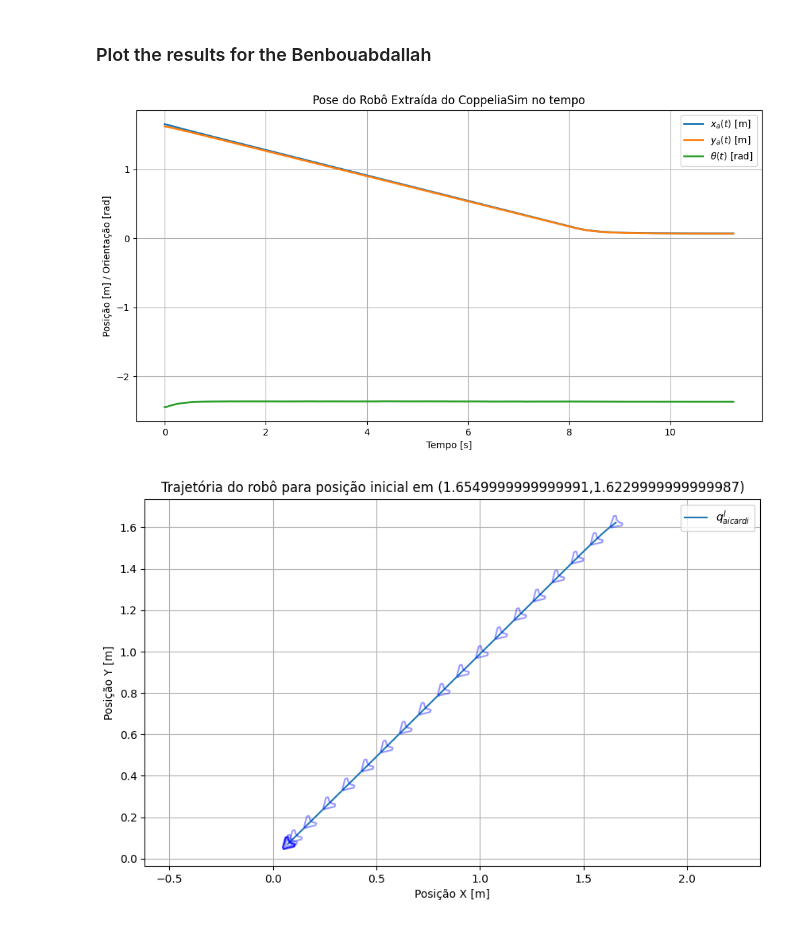
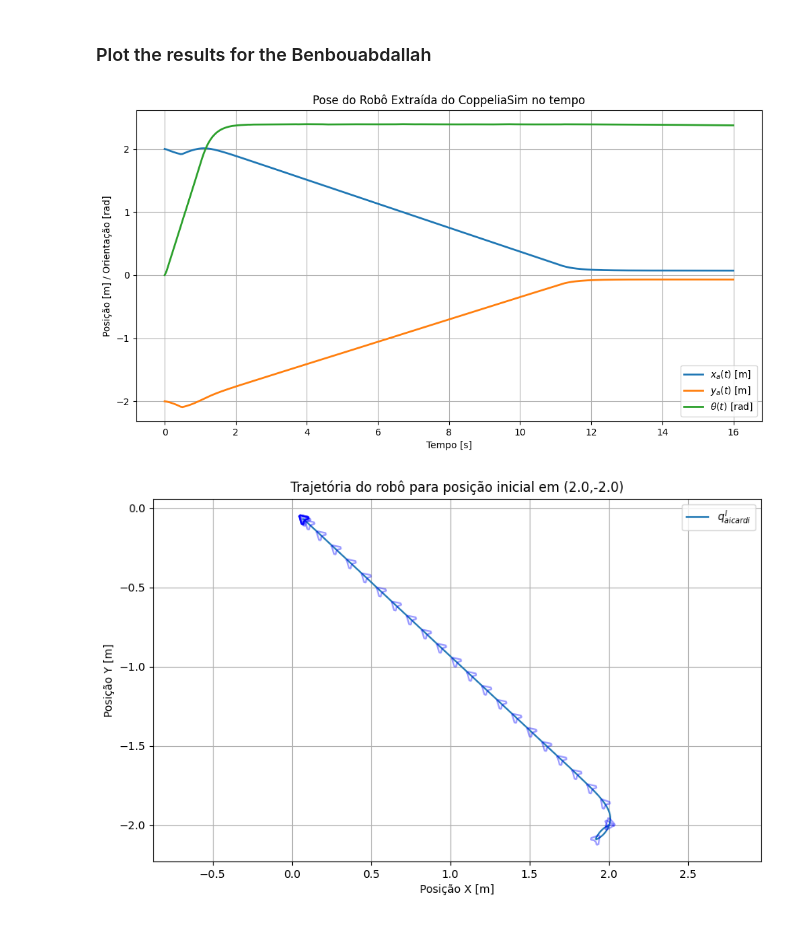
Before and after one commit to MateusPincho/intelligentAutomation, a Jupyter notebook: 02_pose-estabilization/pose_estabilization.ipynb, the cells around one changed output. Drawn from its saved outputs; the diff is of its cells as text; code cells hidden in the pictures.

```diff
--- a/02_pose-estabilization/pose_estabilization.ipynb
+++ b/02_pose-estabilization/pose_estabilization.ipynb
@@ -5,6 +5,8 @@
 - A chegada na equação de Lyapunov
 # %% [markdown]
 ## Configuring the environment
+# %%
+i = 4
 # %%
 import numpy as np
 import math
@@ -172,7 +251,7 @@ def normalize_angle(angle):
 sim.startSimulation()
 
 # Control gains
-gamma = 1/3
+gamma = 1
 h = 1/9
 k = 1/2
 
@@ -228,8 +307,6 @@ while True:
     sim.setJointTargetVelocity(leftMotor, w_left)
     sim.setJointTargetVelocity(rightMotor, w_right)
 
-    print(f"Erro: {e} | Alpha: {alpha} | Theta: {theta_aicardi}")
-    print(f"v: {v}, omega: {omega}\n")
     # Step the simulation
     sim.step()
 # %% [output]
@@ -382,26 +429,28 @@ Alvo alcançado!
 # %%
 time_b = np.array(time_history_b)
 benbolada_robot_pose = np.array(benbolada_robot_pose_history)
+
+np.save(f"trajetoria_benbolada_{i}.npy", benbolada_robot_pose)
 
 pose_no_tempo(time_b,benbolada_robot_pose[:,0], benbolada_robot_pose[:,1], benbolada_robot_pose[:,2])
 
 # P Plot robot pose in X and Y
 fig, ax = plt.subplots(figsize=(10, 6))
 
 ax.plot(benbolada_robot_pose[:,0], benbolada_robot_pose[:,1], label='$q^I_{aicardi}$', lw=1.5)
 scale = 0.03
 step = 10
 
 for i in range(0, len(time_b)-1, step):
     draw_robot(benbolada_robot_pose[i,0], benbolada_robot_pose[i,1], benbolada_robot_pose[i,2], ax, scale=scale, color='blue', alpha=0.4)
 
-ax.set_title(f'Trajetória do robô para posição inicial em ({benbolada_robot_pose[0,0]},{benbolada_robot_pose[0,1]})')
+ax.set_title(f'Trajetória do robô para posição inicial em ({benbolada_robot_pose[0,0]:.2},{benbolada_robot_pose[0,1]:.2})')
 ax.set_xlabel('Posição X [m]')
 ax.set_ylabel('Posição Y [m]')
 ax.axis('equal')
 ax.grid(True)
 ax.legend()
 plt.show()
 # %% [output]
-[figure, old version]
+[figure, new version]
-[figure, old version]
+[figure, new version]
```
Also changed, not shown: parts of 8 cells of this notebook, 29 other files.
